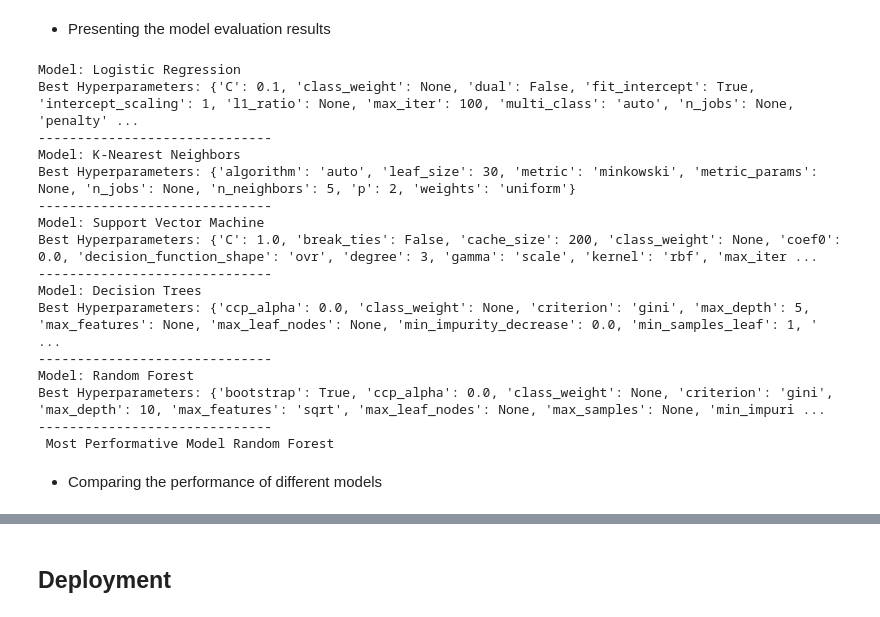
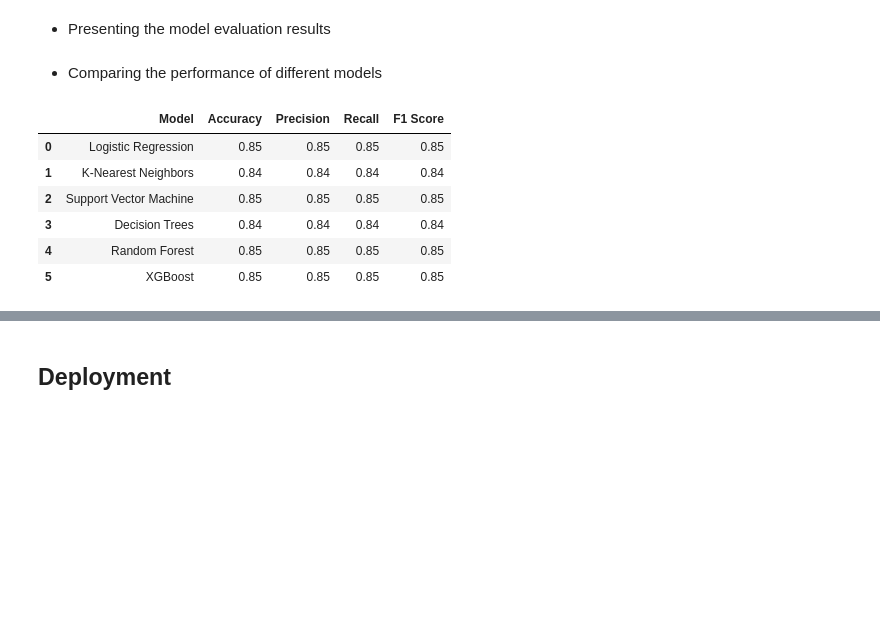
Before and after one commit to dataeducator/healthy_heart, a Jupyter notebook: notebook.ipynb, the cells around one changed output, grey strips where cells are left out. Drawn from its saved outputs; the diff is of its cells as text; code cells hidden in the pictures; blank space fills up the shorter version.

```diff
--- a/notebook.ipynb
+++ b/notebook.ipynb
@@ -809,44 +865,5 @@ model = binary_classifier.train_model(X_scaled, y)
 ## Evaluation
 # %% [markdown]
 * Presenting the model evaluation results
-# %%
-# Define parameter grids for each model
-param_grid = {
-    'Logistic Regression': {'C': [0.1, 1.0, 10.0]},
-    'K-Nearest Neighbors': {'n_neighbors': [3, 5, 7]},
-    'Support Vector Machine': {'C': [0.1, 1.0, 10.0],
-                               'kernel': ['linear', 'rbf']},
-    'Decision Trees': {'max_depth': [None, 5, 10]},
-    'Random Forest': {'n_estimators': [50, 100, 200],
-                      'max_depth': [None, 5, 10]}
-}
-
-
-# Train models with parameter tuning
-best_models, most_performative_model = binary_classifier.train_model_with_parameter_tuning(X_train, y_train)
-# Print the best hyperparameters for each model
-for model_name, model in best_models.items():
-    print(f"Model: {model_name}")
-    print("Best Hyperparameters:", model.get_params())
-    print("------------------------------")
-
-print (f" Most Performative Model", most_performative_model)
-# %% [output]
-Model: Logistic Regression
-Best Hyperparameters: {'C': 0.1, 'class_weight': None, 'dual': False, 'fit_intercept': True, 'intercept_scaling': 1, 'l1_ratio': None, 'max_iter': 100, 'multi_class': 'auto', 'n_jobs': None, 'penalty' ...
-------------------------------
-Model: K-Nearest Neighbors
-Best Hyperparameters: {'algorithm': 'auto', 'leaf_size': 30, 'metric': 'minkowski', 'metric_params': None, 'n_jobs': None, 'n_neighbors': 5, 'p': 2, 'weights': 'uniform'}
-------------------------------
-Model: Support Vector Machine
-Best Hyperparameters: {'C': 1.0, 'break_ties': False, 'cache_size': 200, 'class_weight': None, 'coef0': 0.0, 'decision_function_shape': 'ovr', 'degree': 3, 'gamma': 'scale', 'kernel': 'rbf', 'max_iter ...
-------------------------------
-Model: Decision Trees
-Best Hyperparameters: {'ccp_alpha': 0.0, 'class_weight': None, 'criterion': 'gini', 'max_depth': 5, 'max_features': None, 'max_leaf_nodes': None, 'min_impurity_decrease': 0.0, 'min_samples_leaf': 1, ' ...
-------------------------------
-Model: Random Forest
-Best Hyperparameters: {'bootstrap': True, 'ccp_alpha': 0.0, 'class_weight': None, 'criterion': 'gini', 'max_depth': 10, 'max_features': 'sqrt', 'max_leaf_nodes': None, 'max_samples': None, 'min_impuri ...
-------------------------------
- Most Performative Model Random Forest
 # %% [markdown]
 * Comparing the performance of different models
@@ -852,0 +1079,18 @@ Best Hyperparameters: {'bootstrap': True, 'ccp_alpha': 0.0, 'class_weight': None
+# %%
+# Instantiate the ModelEvaluation class
+model_evaluation = ModelEvaluation(X_train, y_train, X_test, y_test)
+
+# Evaluate models
+evaluation_results = model_evaluation.evaluate_models(binary_classifier)
+
+
+# Display evaluation results
+display(evaluation_results)
+# %% [output]
+|  | Model | Accuracy | Precision | Recall | F1 Score |
+| 0 | Logistic Regression | 0.85 | 0.85 | 0.85 | 0.85 |
+| 1 | K-Nearest Neighbors | 0.84 | 0.84 | 0.84 | 0.84 |
+| 2 | Support Vector Machine | 0.85 | 0.85 | 0.85 | 0.85 |
+| 3 | Decision Trees | 0.84 | 0.84 | 0.84 | 0.84 |
+| 4 | Random Forest | 0.85 | 0.85 | 0.85 | 0.85 |
+| 5 | XGBoost | 0.85 | 0.85 | 0.85 | 0.85 |
```
Also changed, not shown: parts of 7 cells of this notebook.
